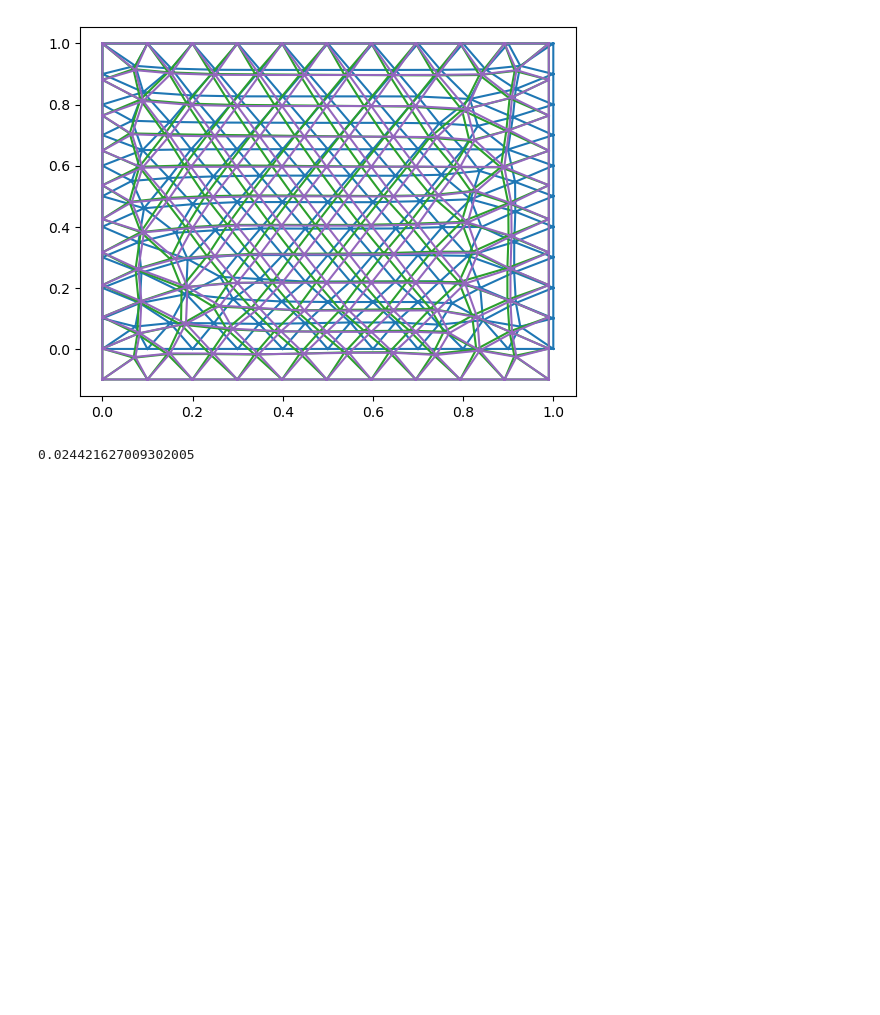
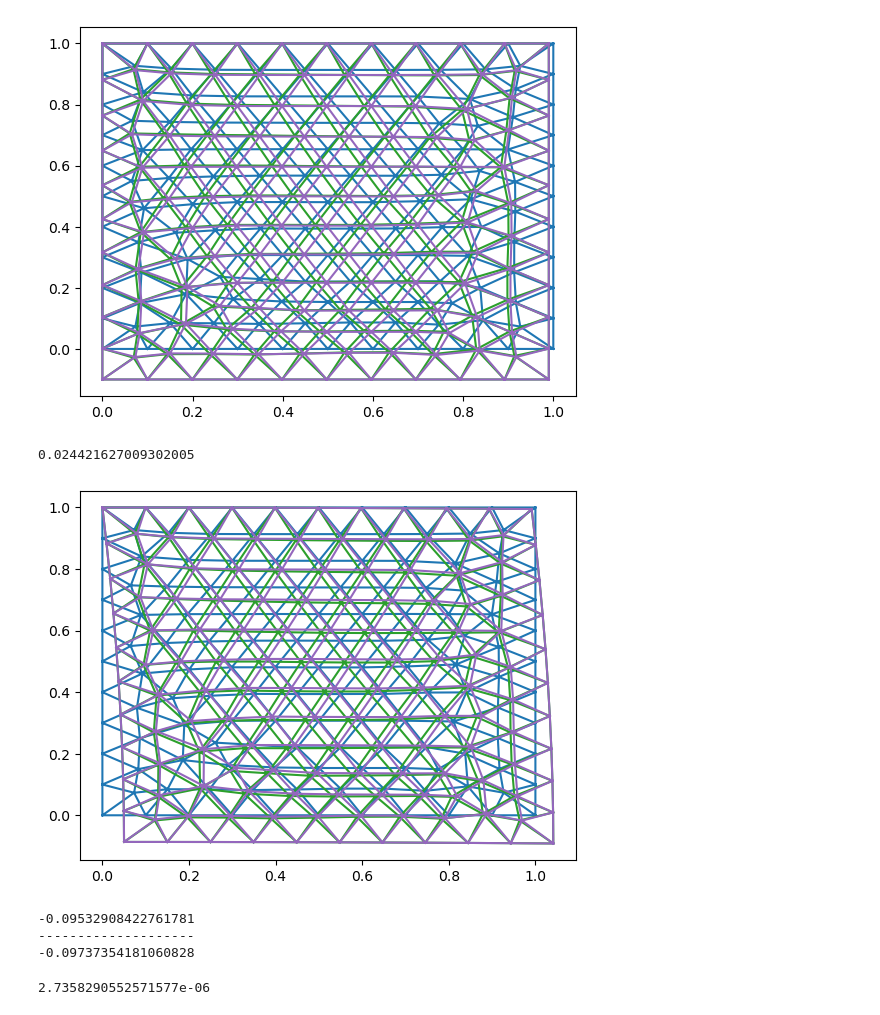
Before and after one commit to cpml-au/dctkit, a Jupyter notebook: examples/linear_elasticity_non_homogeneous.ipynb, the cells around one changed output. Cells and saved outputs as stored; diff of their text form; code cells hidden in the pictures; blank space fills up the shorter version.

Commit message:
Added frame indifference test to linear_elasticity_non_homogeneous

```diff
--- a/examples/linear_elasticity_gravity.ipynb
+++ b/examples/linear_elasticity_non_homogeneous.ipynb
@@ -51,6 +52,7 @@ b = 0.1*a
 true_curr_node_coords = ref_node_coords.copy()
 true_curr_node_coords[:,0] = ref_node_coords[:,0] - b*ref_node_coords[:,0]**2
 true_curr_node_coords[:,1] = ref_node_coords[:,1] + a*ref_node_coords[:,1]**2 - a
+disp_true = true_curr_node_coords - ref_node_coords
 # %%
 triplot(ref_node_coords[:,0], ref_node_coords[:,1], triangles=S.S[2])
 triplot(true_curr_node_coords[:,0], true_curr_node_coords[:,1], triangles=S.S[2])
@@ -65,11 +67,12 @@ left_bnd_pos = true_curr_node_coords[left_bnd_nodes_idx, :]
 right_bnd_pos = true_curr_node_coords[right_bnd_nodes_idx, :]
 
 bnodes = left_bnd_nodes_idx + right_bnd_nodes_idx + up_bnd_nodes_idx + down_bnd_nodes_idx
-bvalues = np.vstack((left_bnd_pos, right_bnd_pos, up_bnd_pos, down_bnd_pos))
+bvalues = true_curr_node_coords[bnodes,:]
+#bvalues = np.vstack((left_bnd_pos, right_bnd_pos, up_bnd_pos, down_bnd_pos))
 boundary_values = {":": (bnodes, bvalues)}
 
 # body forces
-f = np.zeros((S.num_nodes, 3))
+f = np.zeros((S.num_nodes, 3), dtype = dt.float_dtype)
 f[:,0] = 4*mu_*b - 2*lambda_*a + 2*lambda_*b
 f[:,1] = -4*mu_*a - 2*lambda_*a + 2*lambda_*b
 
@@ -109,3 +112,41 @@ err = np.linalg.norm(sol-true_curr_node_coords.flatten())**2
 print(err)
 # %% [output]
 0.024421627009302005
+# %%
+rotation_matrix = jnp.array(
+                [[jnp.cos(jnp.pi/6), -jnp.sin(jnp.pi/6), 0], [jnp.sin(jnp.pi/6), jnp.cos(jnp.pi/6), 0], [0, 0, 1]])
+rotation_tensor = jnp.stack([rotation_matrix]*S.num_nodes)
+
+disp_computed = curr_node_coords - ref_node_coords
+disp_computed_star =  jnp.einsum("ijk, ik -> ij", rotation_tensor, disp_computed)
+disp_true_star =  jnp.einsum("ijk, ik -> ij", rotation_tensor, disp_true)
+
+curr_node_coords_star = ref_node_coords + disp_computed_star
+true_curr_node_coords_star = ref_node_coords + disp_true_star
+
+f_star = jnp.einsum("ijk, ik -> ij", rotation_tensor, f)
+
+
+bvalues_star = true_curr_node_coords_star[bnodes,:]
+boundary_values_star = {":": (bnodes, bvalues_star)}
+# %%
+triplot(ref_node_coords[:,0], ref_node_coords[:,1], triangles=S.S[2])
+triplot(curr_node_coords_star[:,0], curr_node_coords_star[:,1], triangles=S.S[2])
+triplot(true_curr_node_coords_star[:,0], true_curr_node_coords_star[:,1], triangles=S.S[2])
+plt.show()
+# %% [output]
+[figure, added]
+# %%
+print(ela.obj_linear_elasticity_energy(curr_node_coords_star, f_star, gamma, boundary_values_star))
+print("--------------------")
+print(ela.obj_linear_elasticity_energy(true_curr_node_coords_star, f_star, gamma, boundary_values_star))
+# %% [output]
+-0.09532908422761781
+--------------------
+-0.09737354181060828
+# %%
+energy_curr_node_coords = ela.obj_linear_elasticity_energy(curr_node_coords, f,gamma, boundary_values)
+energy_curr_node_coords_star = ela.obj_linear_elasticity_energy(curr_node_coords_star, f_star, gamma, boundary_values_star)
+print((energy_curr_node_coords_star - energy_curr_node_coords)**2)
+# %% [output]
+2.7358290552571577e-06
```
Also changed, not shown: parts of 1 cell of this notebook.
